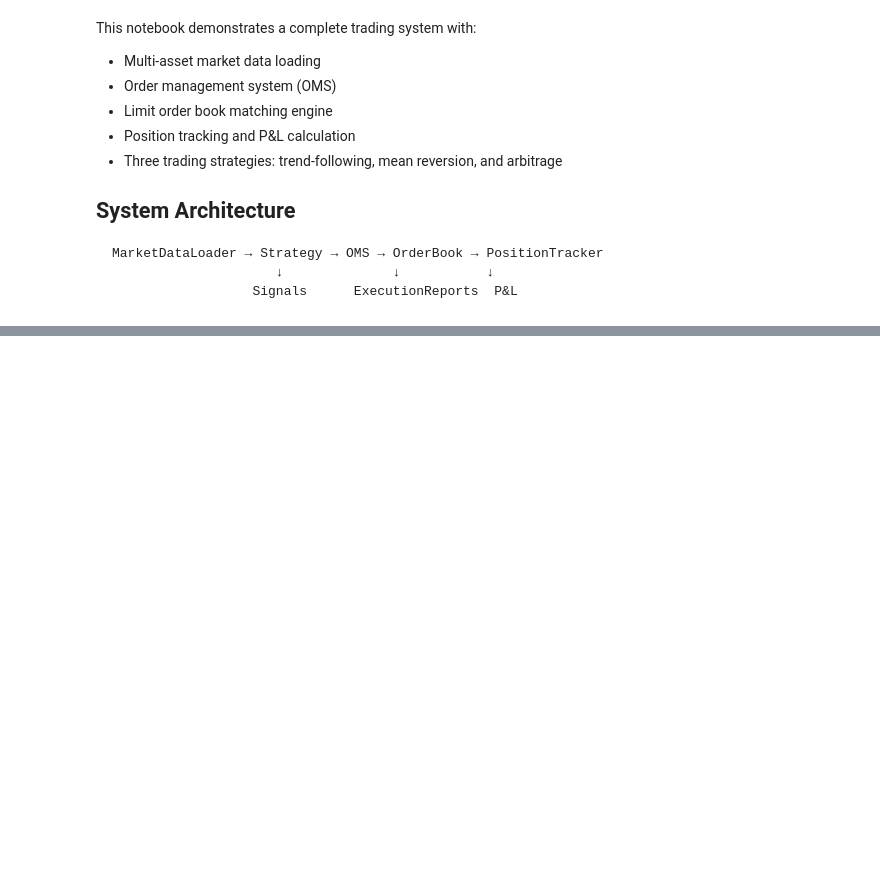
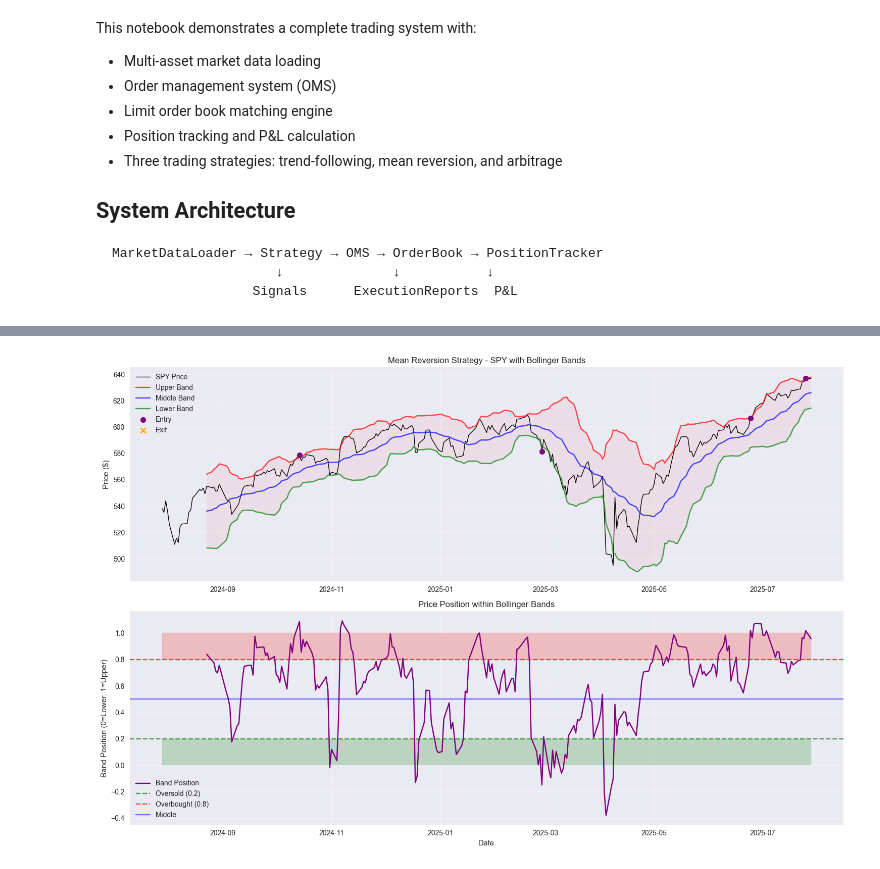
Before and after one commit to axryap27/trading-system, a Jupyter notebook: simulation.ipynb, the cells around one changed output, grey strips where cells are left out. Saved outputs shown, nothing was run; the diff lists cells and outputs as text; code cells hidden in the pictures; blank space fills up the shorter version.

```diff
--- a/simulation.ipynb
+++ b/simulation.ipynb
@@ -100,0 +274,82 @@ print(f"   Book State: {book}")
+# %%
+# Mean Reversion Strategy on SPY
+if "SPY" in data:
+    print("🔄 Running Mean Reversion Strategy on SPY...")
+
+    # Run backtest
+    mr_signals, mr_trades, mr_metrics = mr_backtest(
+        data["SPY"],
+        bollinger_win=20,
+        num_std=2.0,
+        risk_params={
+            "max_position": 50,
+            "position_pct": 0.15,
+            "hold_periods": 10,
+            "stop_loss": 0.03,
+            "profit_target": 0.02
+        },
+        starting_cash=100000
+    )
+
+    # Display results
+    print(f"\n🎯 Mean Reversion Results:")
+    for key, value in mr_metrics.items():
+        if isinstance(value, float):
+            if 'return' in key or 'rate' in key:
+                print(f"   {key}: {value:.2%}")
+            elif 'ratio' in key or 'drawdown' in key:
+                print(f"   {key}: {value:.3f}")
+            else:
+                print(f"   {key}: {value:.2f}")
+        elif isinstance(value, dict):
+            print(f"   {key}: {value}")
+        else:
+            print(f"   {key}: {value}")
+
+    # Plot Bollinger Bands and signals
+    fig, axes = plt.subplots(2, 1, figsize=(15, 10))
+
+    # Bollinger Bands
+    ax1 = axes[0]
+    bb_data = data["SPY"].join(mr_signals[['bb_upper', 'bb_middle', 'bb_lower']])
+
+    ax1.plot(bb_data.index, bb_data['last_price'], label='SPY Price', linewidth=1, color='black')
+    ax1.plot(bb_data.index, bb_data['bb_upper'], label='Upper Band', alpha=0.7, color='red')
+    ax1.plot(bb_data.index, bb_data['bb_middle'], label='Middle Band', alpha=0.7, color='blue')
+    ax1.plot(bb_data.index, bb_data['bb_lower'], label='Lower Band', alpha=0.7, color='green')
+    ax1.fill_between(bb_data.index, bb_data['bb_upper'], bb_data['bb_lower'], alpha=0.1)
+
+    # Mark trades
+    if mr_trades:
+        trades_df = pd.DataFrame(mr_trades)
+        entry_trades = trades_df[trades_df['reason'].str.contains('entry')]
+        exit_trades = trades_df[trades_df['reason'].str.contains('exit')]
+
+        ax1.scatter(entry_trades['timestamp'], entry_trades['price'],
+                   color='purple', marker='o', s=60, label='Entry', zorder=5)
+        ax1.scatter(exit_trades['timestamp'], exit_trades['price'],
+                   color='orange', marker='x', s=60, label='Exit', zorder=5)
+
+    ax1.set_title('Mean Reversion Strategy - SPY with Bollinger Bands')
+    ax1.set_ylabel('Price ($)')
+    ax1.legend()
+    ax1.grid(True, alpha=0.3)
+
+    # Band position indicator
+    ax2 = axes[1]
+    ax2.plot(mr_signals.index, mr_signals['bb_position'], label='Band Position', color='purple')
+    ax2.axhline(y=0.2, color='green', linestyle='--', alpha=0.7, label='Oversold (0.2)')
+    ax2.axhline(y=0.8, color='red', linestyle='--', alpha=0.7, label='Overbought (0.8)')
+    ax2.axhline(y=0.5, color='blue', linestyle='-', alpha=0.5, label='Middle')
+    ax2.fill_between(mr_signals.index, 0, 0.2, alpha=0.2, color='green')
+    ax2.fill_between(mr_signals.index, 0.8, 1, alpha=0.2, color='red')
+
+    ax2.set_title('Price Position within Bollinger Bands')
+    ax2.set_ylabel('Band Position (0=Lower, 1=Upper)')
+    ax2.set_xlabel('Date')
+    ax2.legend()
+    ax2.grid(True, alpha=0.3)
+
+    plt.tight_layout()
+    plt.show()
+# %% [output]
@@ -100,0 +374 @@ print(f"   Book State: {book}")
+[figure, added]
```
Also changed, not shown: parts of 15 cells of this notebook.
